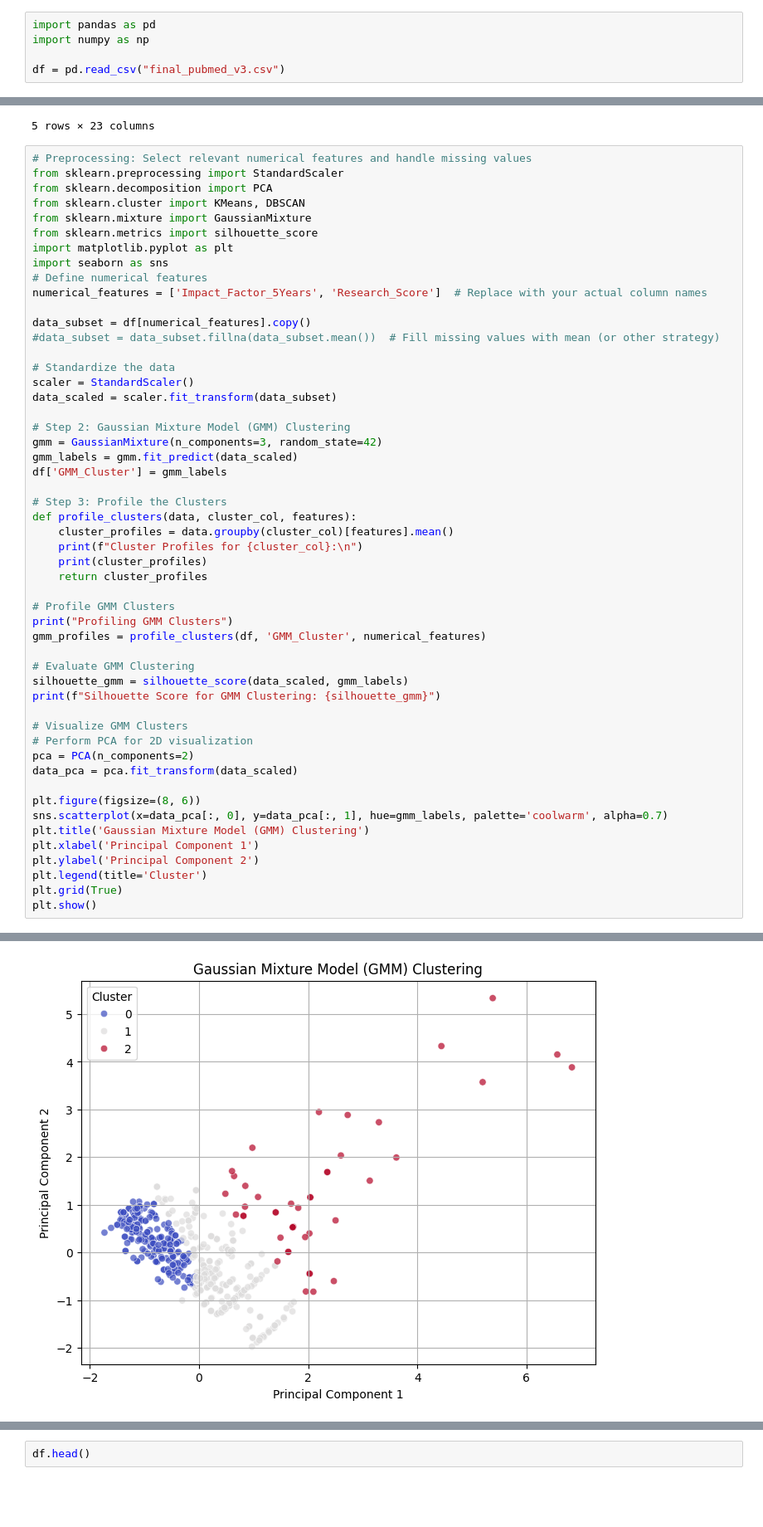
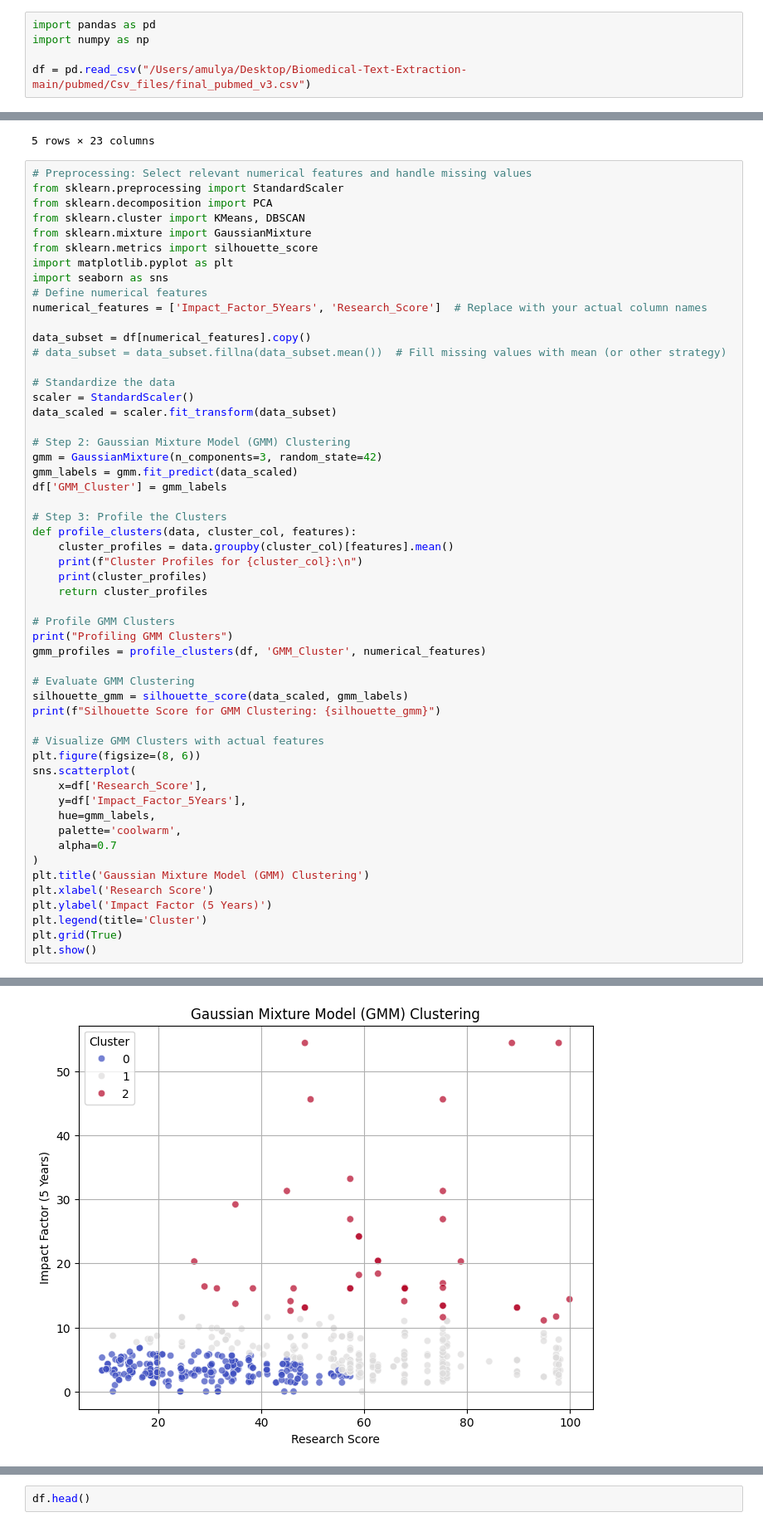
Before and after one commit to amulya-incorrigible/Biomedical-Text-Extraction, a Jupyter notebook: pubmed/Notebooks/Pubmed_Data_Mathematical_Modelling_Part3.ipynb, the cells around one changed output, grey strips where cells are left out. Shown at 83% size. Drawn from its saved outputs; the diff is of its cells as text; blank space fills up the shorter version.

```diff
--- a/pubmed/Notebooks/Pubmed_Data_Mathematical_Modelling_Part3.ipynb
+++ b/pubmed/Notebooks/Pubmed_Data_Mathematical_Modelling_Part3.ipynb
@@ -2,7 +2,7 @@
 import pandas as pd
 import numpy as np
 
-df = pd.read_csv("final_pubmed_v3.csv")
+df = pd.read_csv("/Users/amulya/Desktop/Biomedical-Text-Extraction-main/pubmed/Csv_files/final_pubmed_v3.csv")
 # %%
 df.head()
 # %% [output]
@@ -26,7 +26,7 @@ import seaborn as sns
 numerical_features = ['Impact_Factor_5Years', 'Research_Score']  # Replace with your actual column names
 
 data_subset = df[numerical_features].copy()
-#data_subset = data_subset.fillna(data_subset.mean())  # Fill missing values with mean (or other strategy)
+# data_subset = data_subset.fillna(data_subset.mean())  # Fill missing values with mean (or other strategy)
 
 # Standardize the data
 scaler = StandardScaler()
@@ -40,39 +40,41 @@ df['GMM_Cluster'] = gmm_labels
 # Step 3: Profile the Clusters
 def profile_clusters(data, cluster_col, features):
     cluster_profiles = data.groupby(cluster_col)[features].mean()
     print(f"Cluster Profiles for {cluster_col}:\n")
     print(cluster_profiles)
     return cluster_profiles
 
 # Profile GMM Clusters
 print("Profiling GMM Clusters")
 gmm_profiles = profile_clusters(df, 'GMM_Cluster', numerical_features)
 
 # Evaluate GMM Clustering
 silhouette_gmm = silhouette_score(data_scaled, gmm_labels)
 print(f"Silhouette Score for GMM Clustering: {silhouette_gmm}")
 
-# Visualize GMM Clusters
-# Perform PCA for 2D visualization
-pca = PCA(n_components=2)
-data_pca = pca.fit_transform(data_scaled)
-
+# Visualize GMM Clusters with actual features
 plt.figure(figsize=(8, 6))
-sns.scatterplot(x=data_pca[:, 0], y=data_pca[:, 1], hue=gmm_labels, palette='coolwarm', alpha=0.7)
+sns.scatterplot(
+    x=df['Research_Score'],
+    y=df['Impact_Factor_5Years'],
+    hue=gmm_labels,
+    palette='coolwarm',
+    alpha=0.7
+)
 plt.title('Gaussian Mixture Model (GMM) Clustering')
-plt.xlabel('Principal Component 1')
-plt.ylabel('Principal Component 2')
+plt.xlabel('Research Score')
+plt.ylabel('Impact Factor (5 Years)')
 plt.legend(title='Cluster')
 plt.grid(True)
 plt.show()
 # %% [output]
 Profiling GMM Clusters
 Cluster Profiles for GMM_Cluster:
 
              Impact_Factor_5Years  Research_Score
 GMM_Cluster
 0                        3.358442       28.812121
 1                        5.511864       63.382627
 2                       21.829545       63.150000
 Silhouette Score for GMM Clustering: 0.3877705258707141
-[figure, old version]
+[figure, new version]
```
Also changed, not shown: parts of 8 cells of this notebook, 7 other files.
